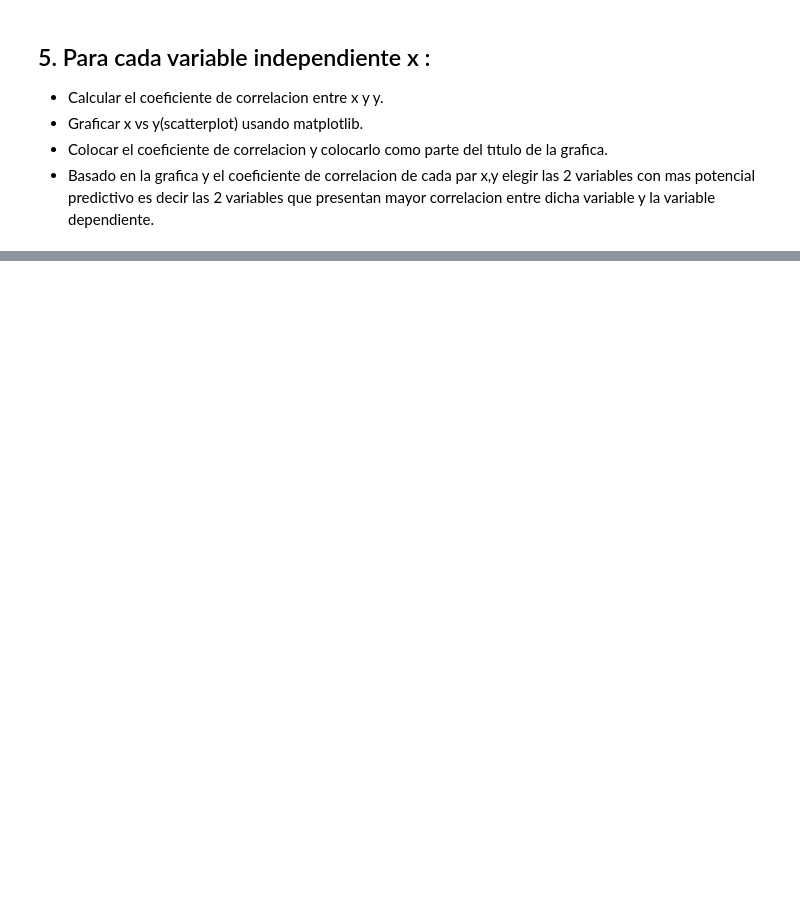
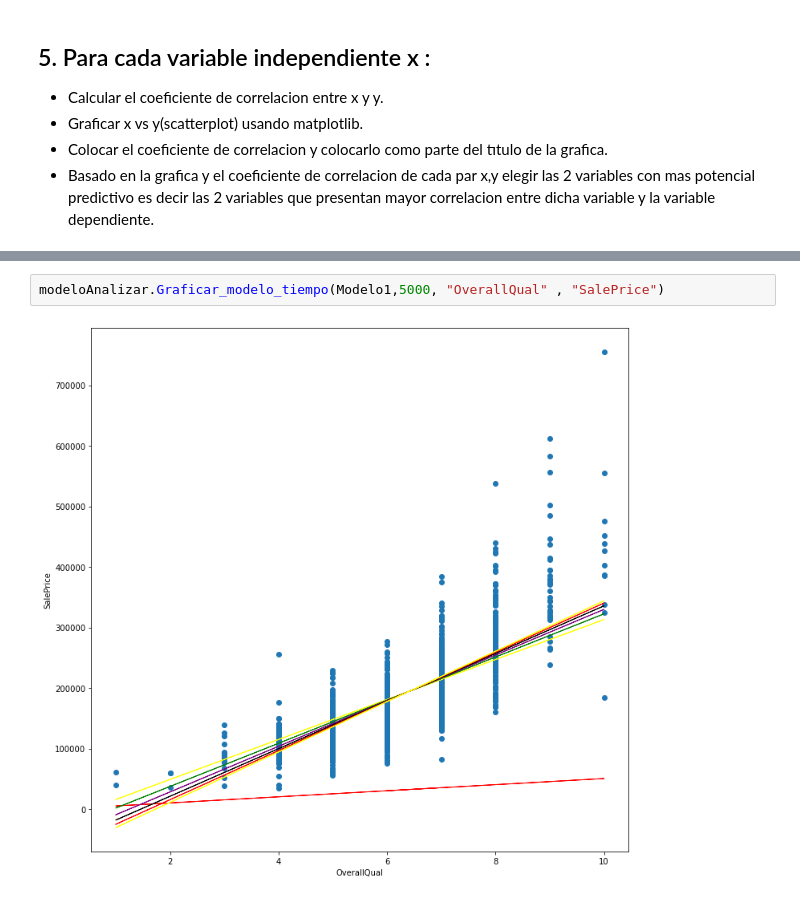
Before and after one commit to Conchitavc/Python-PAPD, a Jupyter notebook: Proyecto_final.ipynb, the cells around one changed output, grey strips where cells are left out. Drawn from its saved outputs; the diff is of its cells as text; blank space fills up the shorter version.

```diff
--- a/Proyecto_final.ipynb
+++ b/Proyecto_final.ipynb
@@ -113,0 +271,4 @@ sns.pairplot(prueba) #identificar variables que tienen forma de regresion lineal
+# %%
+modeloAnalizar.Graficar_modelo_tiempo(Modelo1,5000, "OverallQual" , "SalePrice")
+# %% [output]
+[figure, added]
```
Also changed, not shown: parts of 24 cells of this notebook.
